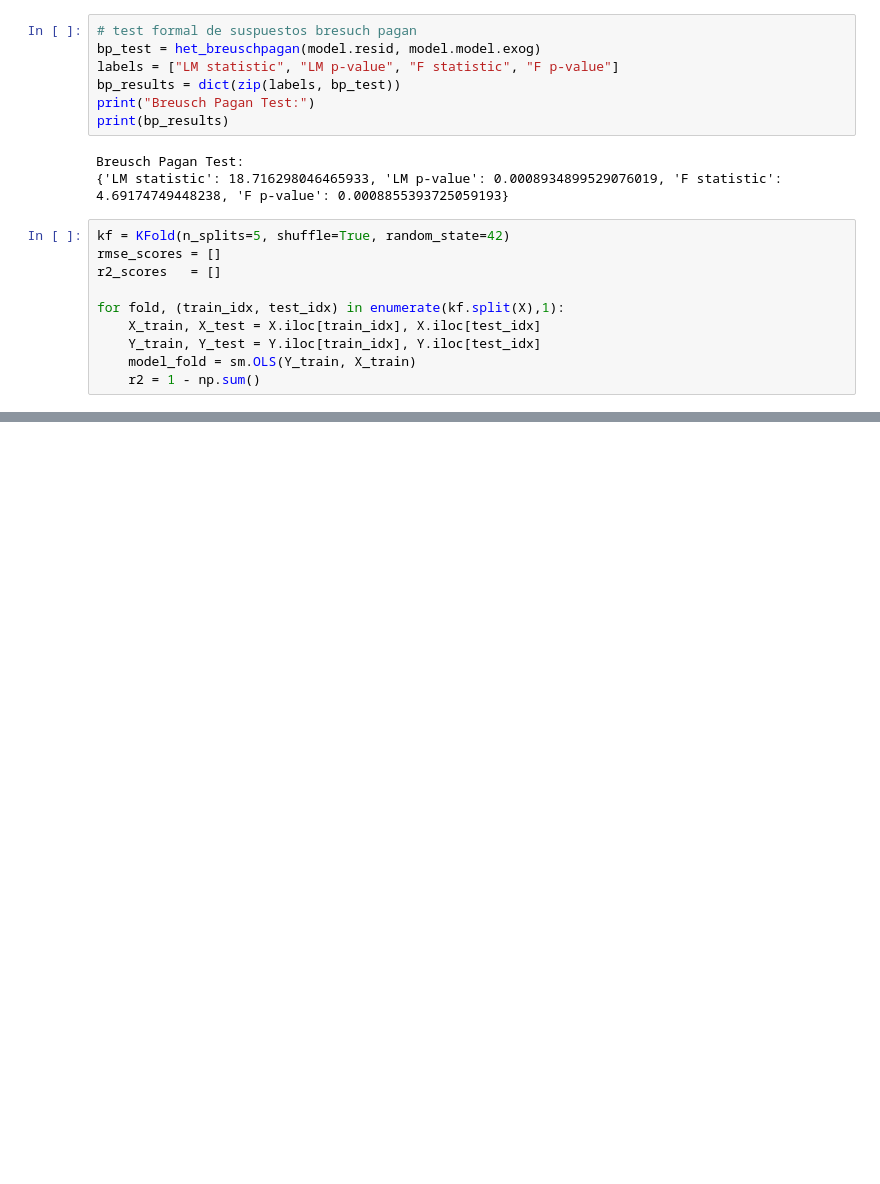
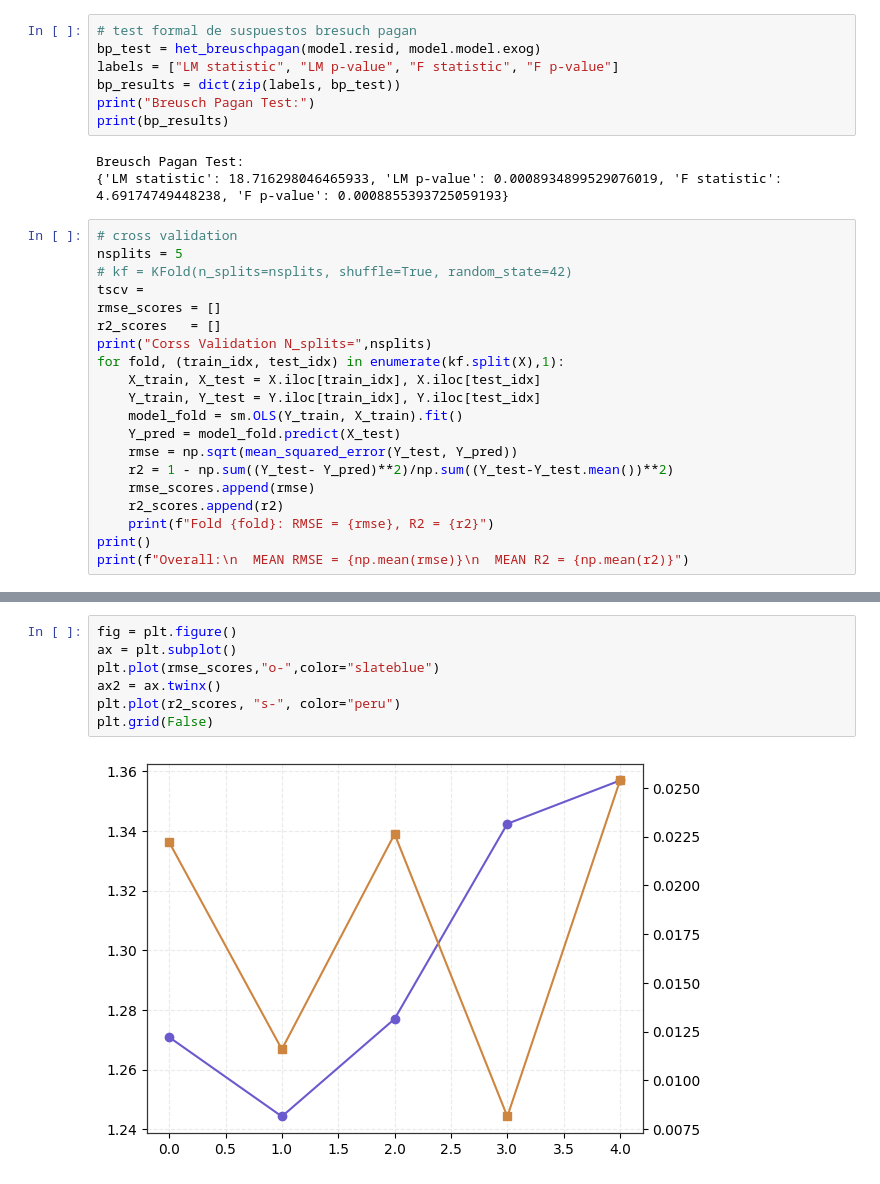
Before and after one commit to quispedavid987/kp_project, a Jupyter notebook: kp_index_stat.ipynb, the cells around one changed output, grey strips where cells are left out. Saved outputs shown, nothing was run; the diff lists cells and outputs as text; blank space fills up the shorter version.

Commit message:
question 4 on the way, validation

```diff
--- a/kp_index_stat.ipynb
+++ b/kp_index_stat.ipynb
@@ -625,12 +627,22 @@ print(bp_results)
 Breusch Pagan Test:
 {'LM statistic': 18.716298046465933, 'LM p-value': 0.0008934899529076019, 'F statistic': 4.69174749448238, 'F p-value': 0.0008855393725059193}
 # %%
-kf = KFold(n_splits=5, shuffle=True, random_state=42)
+# cross validation
+nsplits = 5
+# kf = KFold(n_splits=nsplits, shuffle=True, random_state=42)
+tscv =
 rmse_scores = []
 r2_scores   = []
-
+print("Corss Validation N_splits=",nsplits)
 for fold, (train_idx, test_idx) in enumerate(kf.split(X),1):
     X_train, X_test = X.iloc[train_idx], X.iloc[test_idx]
     Y_train, Y_test = Y.iloc[train_idx], Y.iloc[test_idx]
-    model_fold = sm.OLS(Y_train, X_train)
-    r2 = 1 - np.sum()
+    model_fold = sm.OLS(Y_train, X_train).fit()
+    Y_pred = model_fold.predict(X_test)
+    rmse = np.sqrt(mean_squared_error(Y_test, Y_pred))
+    r2 = 1 - np.sum((Y_test- Y_pred)**2)/np.sum((Y_test-Y_test.mean())**2)
+    rmse_scores.append(rmse)
+    r2_scores.append(r2)
+    print(f"Fold {fold}: RMSE = {rmse}, R2 = {r2}")
+print()
+print(f"Overall:\n  MEAN RMSE = {np.mean(rmse)}\n  MEAN R2 = {np.mean(r2)}")
@@ -636,0 +660,9 @@ for fold, (train_idx, test_idx) in enumerate(kf.split(X),1):
+# %%
+fig = plt.figure()
+ax = plt.subplot()
+plt.plot(rmse_scores,"o-",color="slateblue")
+ax2 = ax.twinx()
+plt.plot(r2_scores, "s-", color="peru")
+plt.grid(False)
+# %% [output]
+[figure, added]
```
Also changed, not shown: parts of 3 cells of this notebook.
